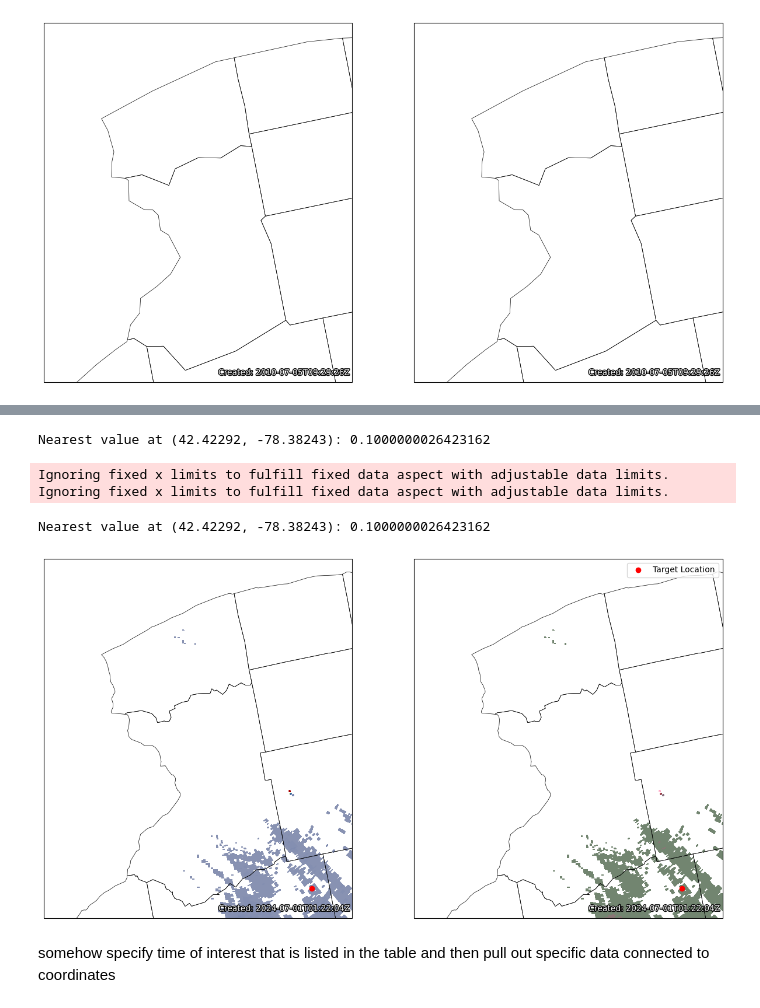
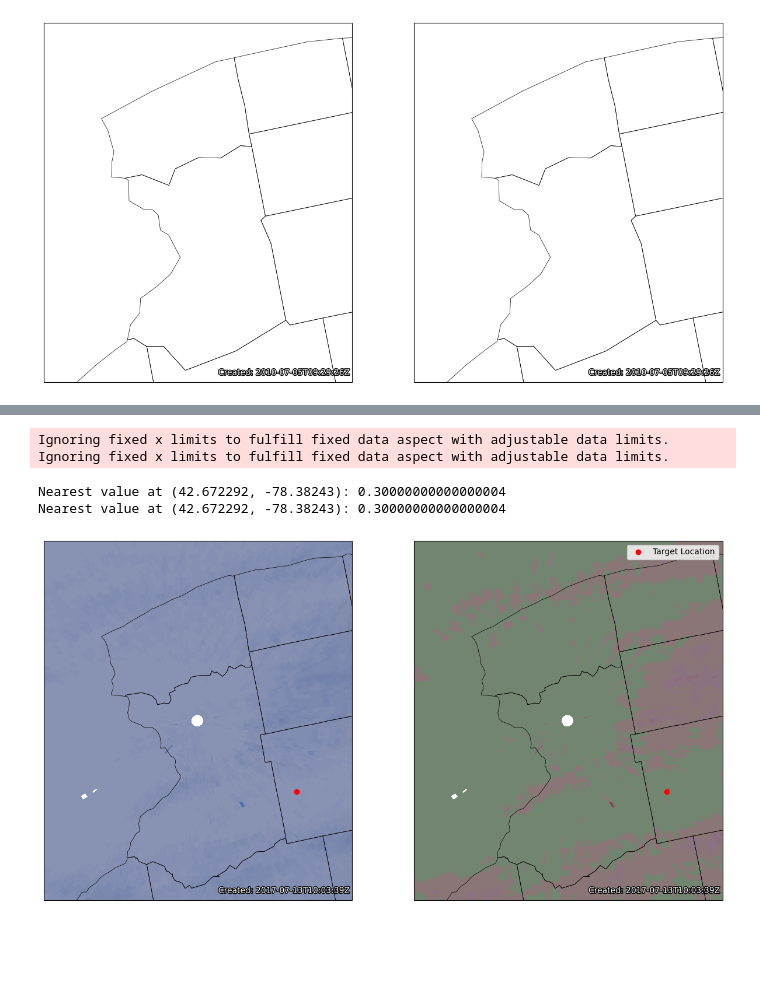
Before and after one commit to blasiak2/CIE500, a Jupyter notebook: Project/NEXRAD_Level_3_File.ipynb, the cells around one changed output, grey strips where cells are left out. Saved outputs shown, nothing was run; the diff lists cells and outputs as text; code cells hidden in the pictures; blank space fills up the shorter version.

Commit message:
Adding Final Presentation and Paper along with some code and data processing information

```diff
--- a/Project/NEXRAD_Level_3_File.ipynb
+++ b/Project/NEXRAD_Level_3_File.ipynb
@@ -168,19 +166,0 @@ Downloaded public blob 2025/04/01/KBUF/NWS_NEXRAD_NXL3_KBUF_20250401000000_20250
-# %%
-# unzip the tar.dz files
-import tarfile
-import os
-
-# Directory to store extracted files
-extraction_dir = 'extracted_files'
-os.makedirs(extraction_dir, exist_ok=True)  # Create the directory if it doesn't exist
-
-# Loop through each downloaded .tar.gz file in BNW_sub
-for file_name in BNW_sub['file_name']:
-    print(f"Processing file: {file_name}")
-    with tarfile.open(file_name, 'r:gz') as tar:
-        # Loop through each file in the archive
-        for member in tar.getmembers():
-            # Check if the file name contains 'N1P'
-            if any(pattern in member.name for pattern in ['N1P', 'NTP', 'DAA']):    #Looks like only DAA exists for the test files
-                print(f"Extracting: {member.name}")
-                tar.extract(member, path=extraction_dir)
@@ -286,5 +734,5 @@ Ignoring fixed x limits to fulfill fixed data aspect with adjustable data limits
 # %%
-# attempt to pull data from 42.672292	-78.38243
+# to pull data for specific points with an image visualizaion, manual file and lat lon input
 import matplotlib.pyplot as plt
 import matplotlib.gridspec as gridspec
 from metpy.plots import add_timestamp, colortables
@@ -294,9 +742,13 @@ from metpy.calc import azimuth_range_to_lat_lon
 import cartopy.crs as ccrs
 import numpy as np
 
+
 # Define target location (latitude and longitude)
-target_lat = 42.42292
+#update to read from table in loop fashion
+target_lat =42.672292
+
 target_lon = -78.38243
+
 
 # Create figure and grid layout
 spec = gridspec.GridSpec(1, 2)
@@ -309,9 +761,9 @@ ctables = (
 )
 
 # Loop through radar products (e.g., N0Q, N1P)
-for v, ctable, ax_rect in zip(('N0Q', 'N1P'), ctables, spec):
-    # Open the radar file
-    name = "C:/Users/rileybla/Desktop/CIE500_SP2025/Project/extracted_files/KBUF_SDUS81_DAABUF_202407010114"  # Replace with actual file path
+for v, ctable, ax_rect in zip(('NTP'), ctables, spec):
+    # Open the radar file for the date associated with the same row and lat lon data
+    name = "C:/Users/rileybla/Desktop/CIE500_SP2025/Project/extracted_files/KBUF_SDUS51_NTPBUF_201707131000"  # Replace with actual file path
     f = Level3File(name)
 
     # Extract data from the radar file
@@ -326,37 +778,36 @@ for v, ctable, ax_rect in zip(('N0Q', 'N1P'), ctables, spec):
     cent_lon = f.lon
     cent_lat = f.lat
     xlocs, ylocs = azimuth_range_to_lat_lon(az, rng, cent_lon, cent_lat)
 
     # Find the nearest grid point to the target location
     distance = np.sqrt((xlocs - target_lon)**2 + (ylocs - target_lat)**2)
     nearest_index = np.unravel_index(np.argmin(distance), distance.shape)
     nearest_value = data[nearest_index]
 
     print(f"Nearest value at ({target_lat}, {target_lon}): {nearest_value}")
 
     # Plot the radar data on a map
     crs = ccrs.LambertConformal()
     ax = fig.add_subplot(ax_rect, projection=crs)
     ax.add_feature(USCOUNTIES.with_scale('5m'), linewidth=0.5)
 
     norm, cmap = colortables.get_with_steps(*ctable)
     ax.pcolormesh(xlocs, ylocs, data, norm=norm, cmap=cmap, transform=ccrs.PlateCarree())
 
     # Highlight the target location on the map
     ax.plot(target_lon, target_lat, 'ro', transform=ccrs.PlateCarree(), label='Target Location')
 
     ax.set_extent([cent_lon - 0.5, cent_lon + 0.5, cent_lat - 0.5, cent_lat + 0.5])
     ax.set_aspect('equal', 'datalim')
 
     add_timestamp(ax, f.metadata['prod_time'], y=0.02, high_contrast=True)
 
 plt.legend()
 plt.show()
+# Save point value to new column in excel table " 1hr Precip"
 # %% [output]
-Nearest value at (42.42292, -78.38243): 0.1000000026423162
+Ignoring fixed x limits to fulfill fixed data aspect with adjustable data limits.
+Ignoring fixed x limits to fulfill fixed data aspect with adjustable data limits.
-Ignoring fixed x limits to fulfill fixed data aspect with adjustable data limits.
-Ignoring fixed x limits to fulfill fixed data aspect with adjustable data limits.
+Nearest value at (42.672292, -78.38243): 0.30000000000000004
+Nearest value at (42.672292, -78.38243): 0.30000000000000004
-Nearest value at (42.42292, -78.38243): 0.1000000026423162
-[figure, old version]
+[figure, new version]
-# %% [markdown]
-somehow specify time of interest that is listed in the table and then pull out specific data connected to coordinates
```
Also changed, not shown: parts of 13 cells of this notebook, 5 other files.
